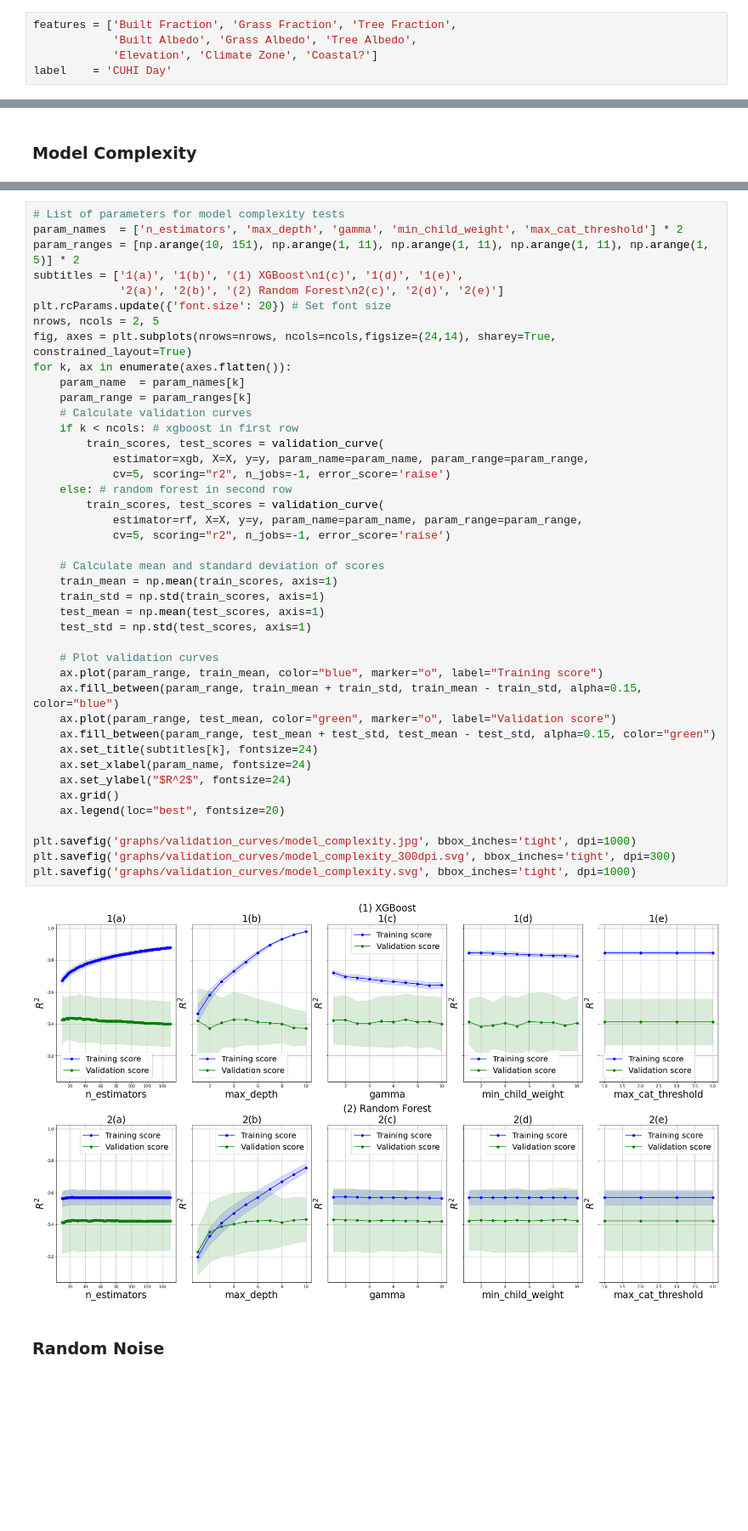
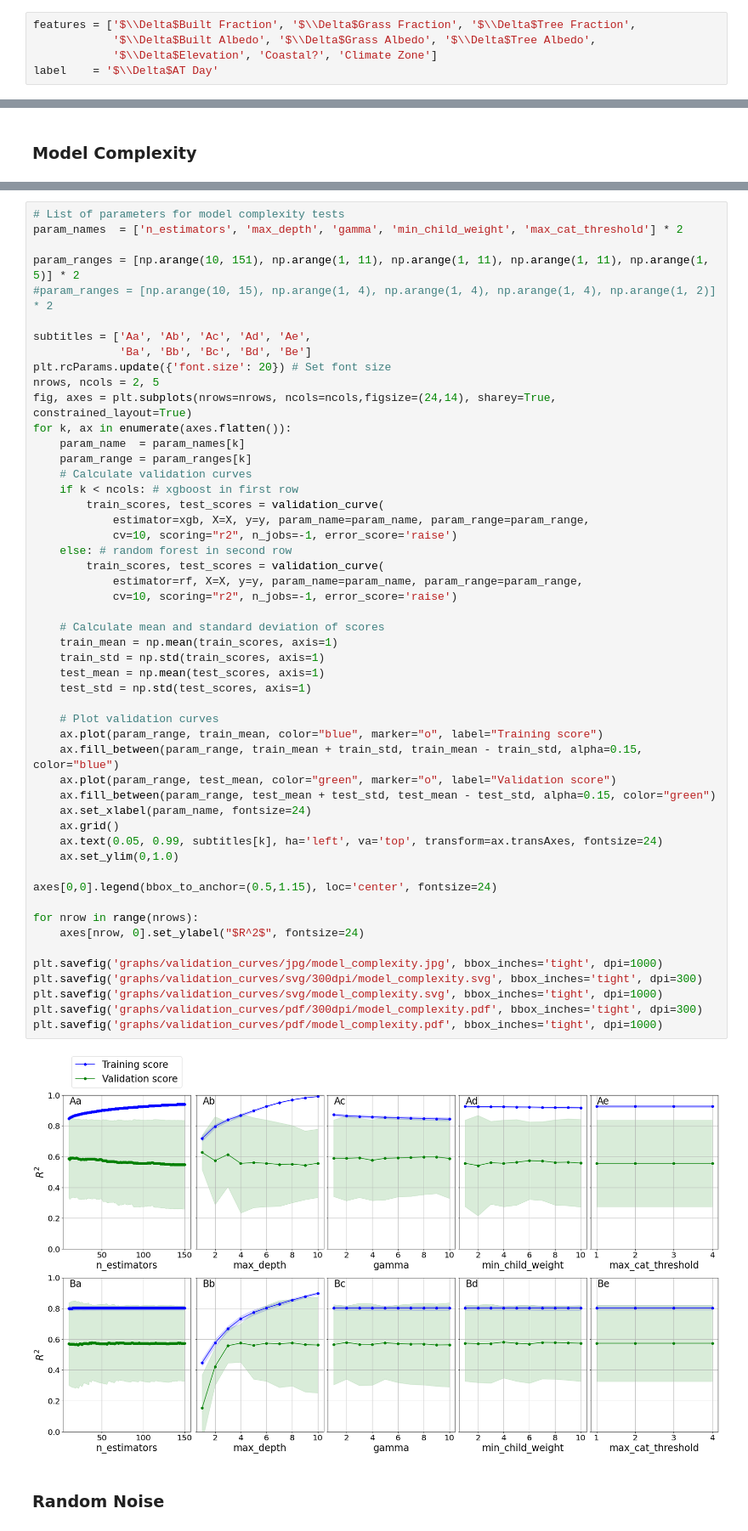
Before and after one commit to LeliaPlusPlus/TargetedHeatMitigation-ML, a Jupyter notebook: 4-ValidationCurves.ipynb, the cells around one changed output, grey strips where cells are left out. Shown: that part at 85% size. Drawn from its saved outputs; the diff is of its cells as text; blank space fills up the shorter version.

```diff
--- a/4-ValidationCurves.ipynb
+++ b/4-ValidationCurves.ipynb
@@ -25,10 +34,10 @@ data['Coastal?'] = data['Coastal?'].fillna(False).astype(int)
 mapping_dict = {'Arid': 0, 'Snow': 1, 'Temperate': 2, 'Tropical': 3}
 data['Climate Zone'] = data['Climate Zone'].map(mapping_dict)
 # %%
-features = ['Built Fraction', 'Grass Fraction', 'Tree Fraction',
-            'Built Albedo', 'Grass Albedo', 'Tree Albedo',
-            'Elevation', 'Climate Zone', 'Coastal?']
-label    = 'CUHI Day'
+features = ['$\\Delta$Built Fraction', '$\\Delta$Grass Fraction', '$\\Delta$Tree Fraction',
+            '$\\Delta$Built Albedo', '$\\Delta$Grass Albedo', '$\\Delta$Tree Albedo',
+            '$\\Delta$Elevation', 'Coastal?', 'Climate Zone']
+label    = '$\\Delta$AT Day'
 # %%
 Xy = data[features+[label]].dropna().copy()
 X  = Xy.copy()[features]
@@ -47,47 +55,56 @@ params_complexity = {'n_estimators': np.arange(10, 151), 'max_depth': np.arange(
 # %%
 # List of parameters for model complexity tests
 param_names  = ['n_estimators', 'max_depth', 'gamma', 'min_child_weight', 'max_cat_threshold'] * 2
+
 param_ranges = [np.arange(10, 151), np.arange(1, 11), np.arange(1, 11), np.arange(1, 11), np.arange(1, 5)] * 2
-subtitles = ['1(a)', '1(b)', '(1) XGBoost\n1(c)', '1(d)', '1(e)',
-             '2(a)', '2(b)', '(2) Random Forest\n2(c)', '2(d)', '2(e)']
+#param_ranges = [np.arange(10, 15), np.arange(1, 4), np.arange(1, 4), np.arange(1, 4), np.arange(1, 2)] * 2
+
+subtitles = ['Aa', 'Ab', 'Ac', 'Ad', 'Ae',
+             'Ba', 'Bb', 'Bc', 'Bd', 'Be']
 plt.rcParams.update({'font.size': 20}) # Set font size
 nrows, ncols = 2, 5
 fig, axes = plt.subplots(nrows=nrows, ncols=ncols,figsize=(24,14), sharey=True, constrained_layout=True)
 for k, ax in enumerate(axes.flatten()):
     param_name  = param_names[k]
     param_range = param_ranges[k]
     # Calculate validation curves
     if k < ncols: # xgboost in first row
         train_scores, test_scores = validation_curve(
             estimator=xgb, X=X, y=y, param_name=param_name, param_range=param_range,
-            cv=5, scoring="r2", n_jobs=-1, error_score='raise')
+            cv=10, scoring="r2", n_jobs=-1, error_score='raise')
     else: # random forest in second row
         train_scores, test_scores = validation_curve(
             estimator=rf, X=X, y=y, param_name=param_name, param_range=param_range,
-            cv=5, scoring="r2", n_jobs=-1, error_score='raise')
+            cv=10, scoring="r2", n_jobs=-1, error_score='raise')
 
     # Calculate mean and standard deviation of scores
     train_mean = np.mean(train_scores, axis=1)
     train_std = np.std(train_scores, axis=1)
     test_mean = np.mean(test_scores, axis=1)
     test_std = np.std(test_scores, axis=1)
 
     # Plot validation curves
     ax.plot(param_range, train_mean, color="blue", marker="o", label="Training score")
     ax.fill_between(param_range, train_mean + train_std, train_mean - train_std, alpha=0.15, color="blue")
     ax.plot(param_range, test_mean, color="green", marker="o", label="Validation score")
     ax.fill_between(param_range, test_mean + test_std, test_mean - test_std, alpha=0.15, color="green")
-    ax.set_title(subtitles[k], fontsize=24)
     ax.set_xlabel(param_name, fontsize=24)
-    ax.set_ylabel("$R^2$", fontsize=24)
     ax.grid()
-    ax.legend(loc="best", fontsize=20)
+    ax.text(0.05, 0.99, subtitles[k], ha='left', va='top', transform=ax.transAxes, fontsize=24)
+    ax.set_ylim(0,1.0)
 
-plt.savefig('graphs/validation_curves/model_complexity.jpg', bbox_inches='tight', dpi=1000)
-plt.savefig('graphs/validation_curves/model_complexity_300dpi.svg', bbox_inches='tight', dpi=300)
-plt.savefig('graphs/validation_curves/model_complexity.svg', bbox_inches='tight', dpi=1000)
+axes[0,0].legend(bbox_to_anchor=(0.5,1.15), loc='center', fontsize=24)
+
+for nrow in range(nrows):
+    axes[nrow, 0].set_ylabel("$R^2$", fontsize=24)
+
+plt.savefig('graphs/validation_curves/jpg/model_complexity.jpg', bbox_inches='tight', dpi=1000)
+plt.savefig('graphs/validation_curves/svg/300dpi/model_complexity.svg', bbox_inches='tight', dpi=300)
+plt.savefig('graphs/validation_curves/svg/model_complexity.svg', bbox_inches='tight', dpi=1000)
+plt.savefig('graphs/validation_curves/pdf/300dpi/model_complexity.pdf', bbox_inches='tight', dpi=300)
+plt.savefig('graphs/validation_curves/pdf/model_complexity.pdf', bbox_inches='tight', dpi=1000)
 # %% [output]
-[figure, old version]
+[figure, new version]
 # %% [markdown]
 ### Random Noise
 # %%
```
Also changed, not shown: parts of 5 cells of this notebook, 3 other files.
